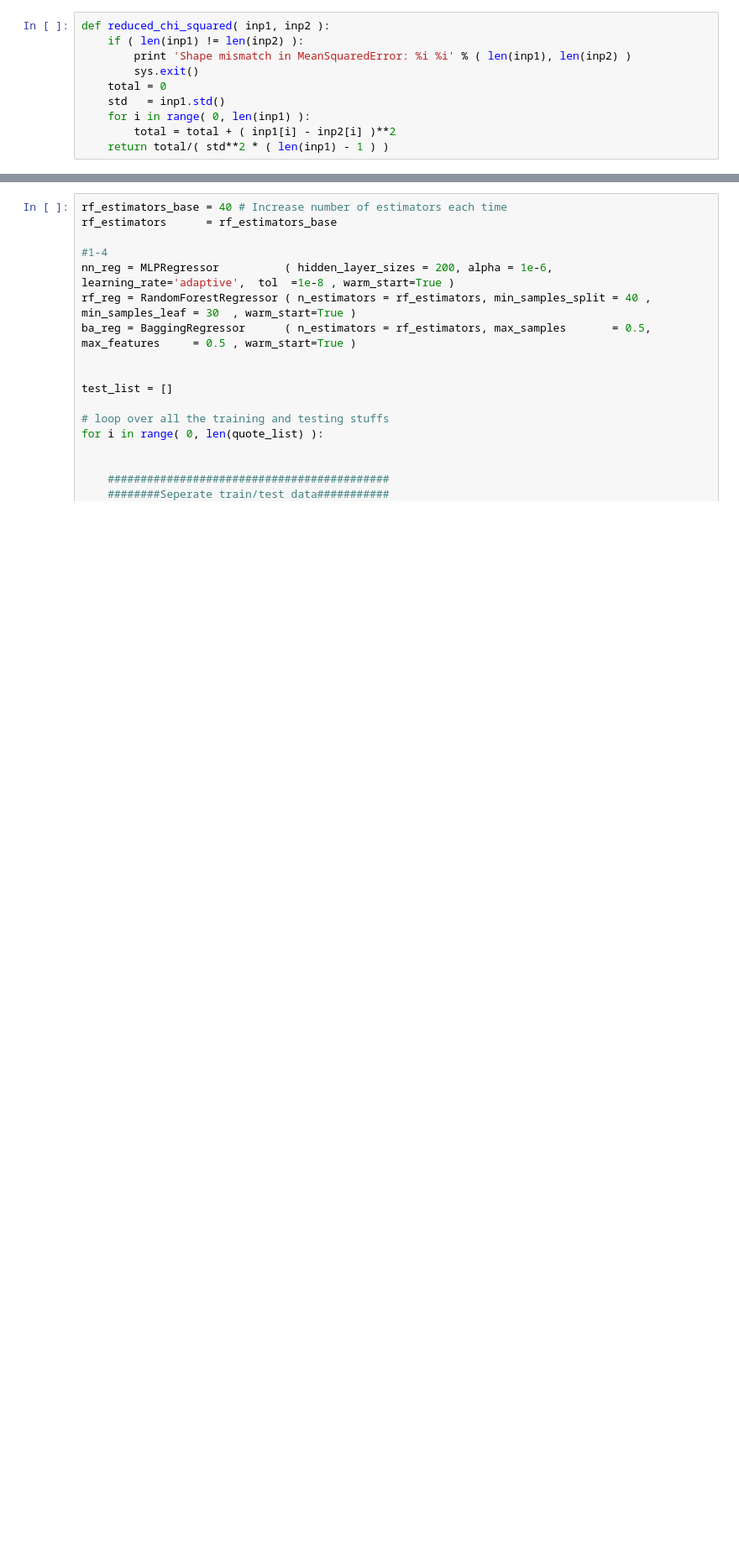
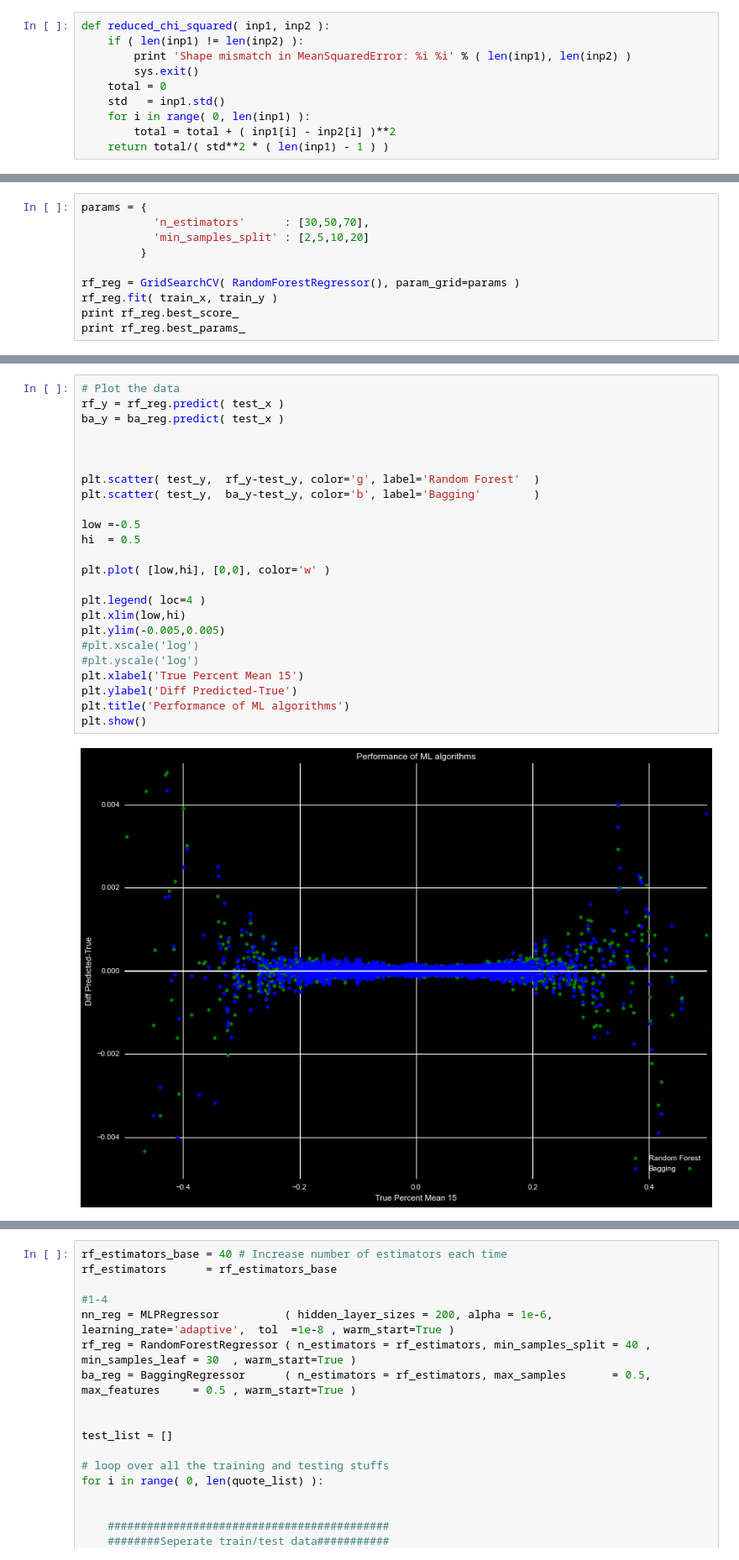
Before and after one commit to markertsean/python_trader, a Jupyter notebook: train.ipynb, the cells around one changed output, grey strips where cells are left out. Shown at 84% size. Cells and saved outputs as stored; diff of their text form; blank space fills up the shorter version.

```diff
--- a/train.ipynb
+++ b/train.ipynb
@@ -211,0 +98,10 @@ tgt
+# %%
+params = {
+           'n_estimators'      : [30,50,70],
+           'min_samples_split' : [2,5,10,20]
+         }
+
+rf_reg = GridSearchCV( RandomForestRegressor(), param_grid=params )
+rf_reg.fit( train_x, train_y )
+print rf_reg.best_score_
+print rf_reg.best_params_
@@ -211,0 +210,26 @@ tgt
+# %%
+# Plot the data
+rf_y = rf_reg.predict( test_x )
+ba_y = ba_reg.predict( test_x )
+
+
+
+plt.scatter( test_y,  rf_y-test_y, color='g', label='Random Forest'  )
+plt.scatter( test_y,  ba_y-test_y, color='b', label='Bagging'        )
+
+low =-0.5
+hi  = 0.5
+
+plt.plot( [low,hi], [0,0], color='w' )
+
+plt.legend( loc=4 )
+plt.xlim(low,hi)
+plt.ylim(-0.005,0.005)
+#plt.xscale('log')
+#plt.yscale('log')
+plt.xlabel('True Percent Mean 15')
+plt.ylabel('Diff Predicted-True')
+plt.title('Performance of ML algorithms')
+plt.show()
+# %% [output]
+[figure, added]
```
Also changed, not shown: parts of 13 cells of this notebook.
